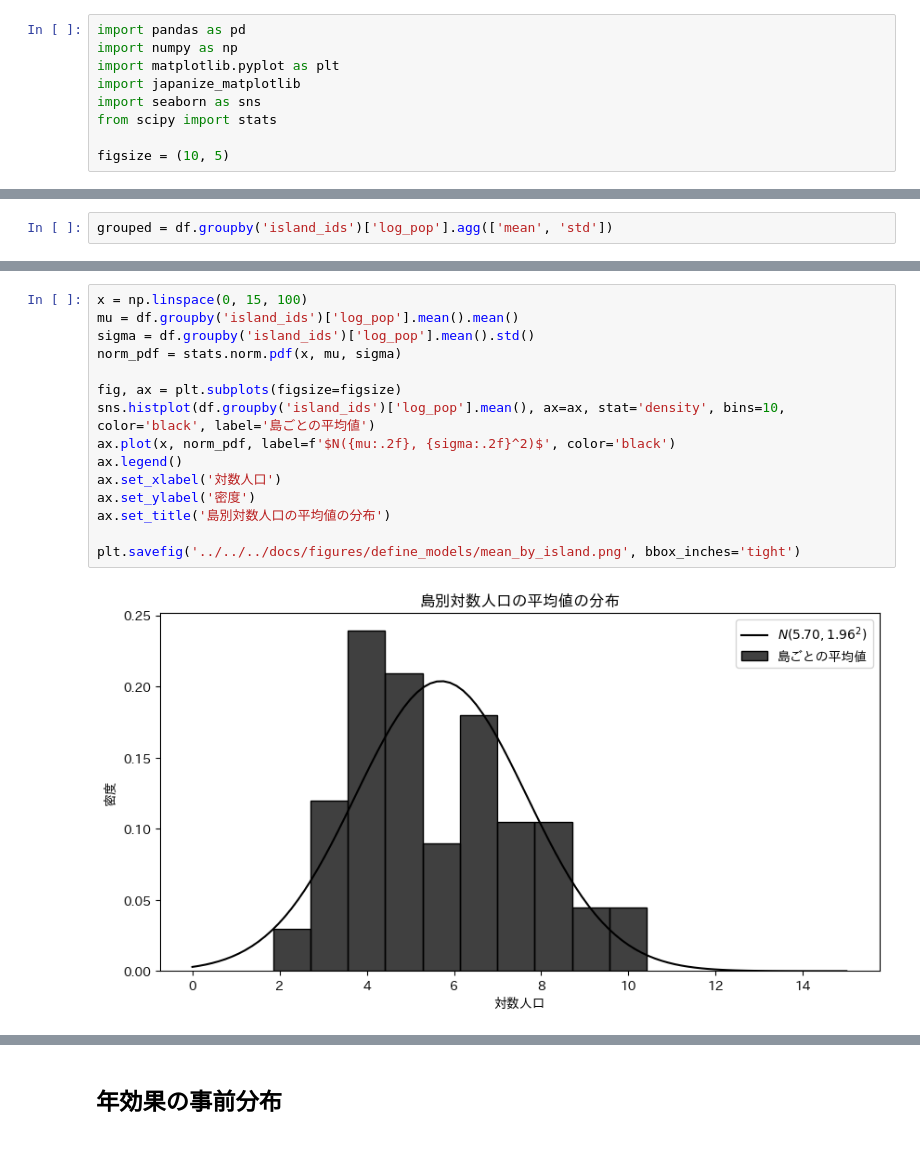
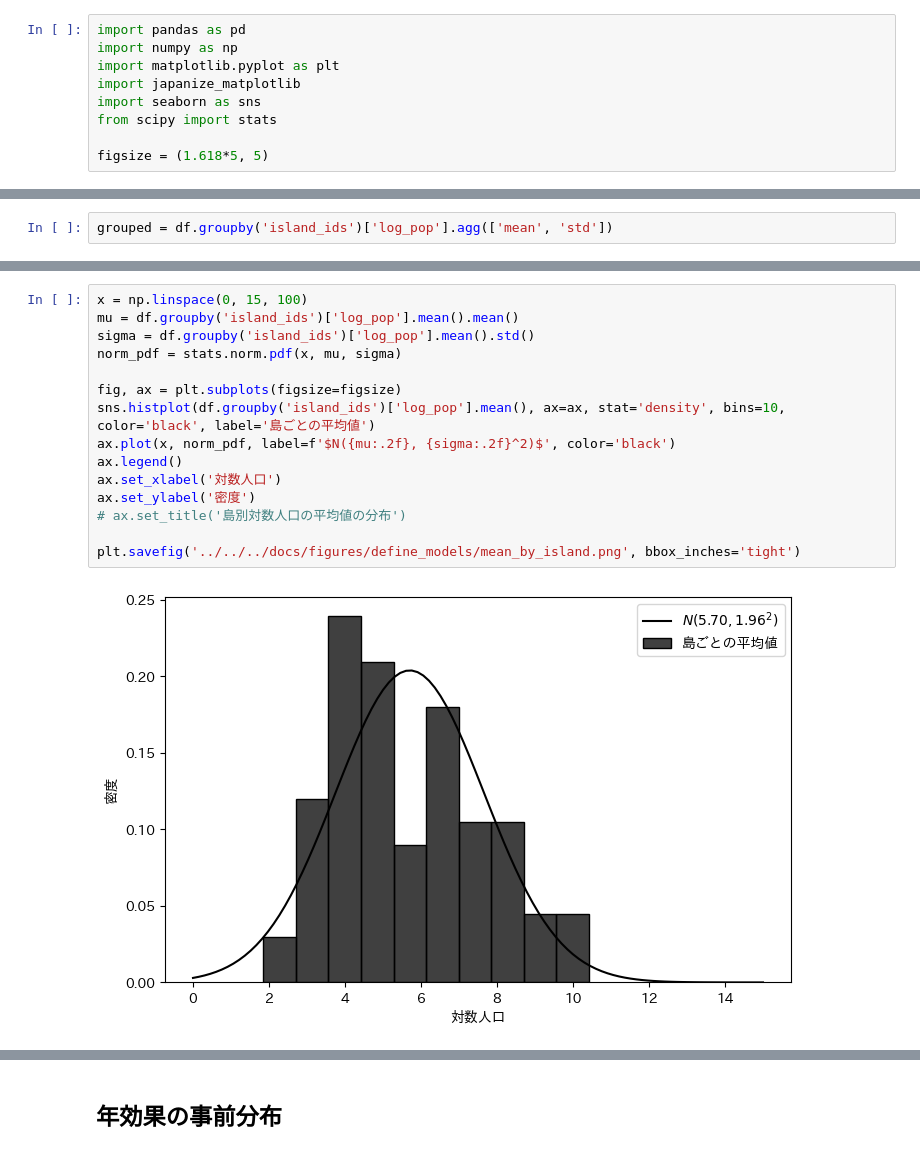
Before and after one commit to Keisei-Akiya/bridge-straw-effects, a Jupyter notebook: src/visualization/distribution/decide_prior.ipynb, the cells around one changed output, grey strips where cells are left out. Drawn from its saved outputs; the diff is of its cells as text.

```diff
--- a/src/visualization/distribution/decide_prior.ipynb
+++ b/src/visualization/distribution/decide_prior.ipynb
@@ -8,7 +8,7 @@ import japanize_matplotlib
 import seaborn as sns
 from scipy import stats
 
-figsize = (10, 5)
+figsize = (1.618*5, 5)
 # %%
 filepath = '../../../data/processed/df_filtered.xlsx'
 df = pd.read_excel(filepath)
@@ -46,20 +46,20 @@ grouped.describe().round(2)
 # %%
 x = np.linspace(0, 15, 100)
 mu = df.groupby('island_ids')['log_pop'].mean().mean()
 sigma = df.groupby('island_ids')['log_pop'].mean().std()
 norm_pdf = stats.norm.pdf(x, mu, sigma)
 
 fig, ax = plt.subplots(figsize=figsize)
 sns.histplot(df.groupby('island_ids')['log_pop'].mean(), ax=ax, stat='density', bins=10, color='black', label='島ごとの平均値')
 ax.plot(x, norm_pdf, label=f'$N({mu:.2f}, {sigma:.2f}^2)$', color='black')
 ax.legend()
 ax.set_xlabel('対数人口')
 ax.set_ylabel('密度')
-ax.set_title('島別対数人口の平均値の分布')
+# ax.set_title('島別対数人口の平均値の分布')
 
 plt.savefig('../../../docs/figures/define_models/mean_by_island.png', bbox_inches='tight')
 # %% [output]
-[figure, old version]
+[figure, new version]
 # %%
 x = np.linspace(0, 10, 1000)
 beta = 1
```
Also changed, not shown: parts of 3 cells of this notebook, 20 other files.
